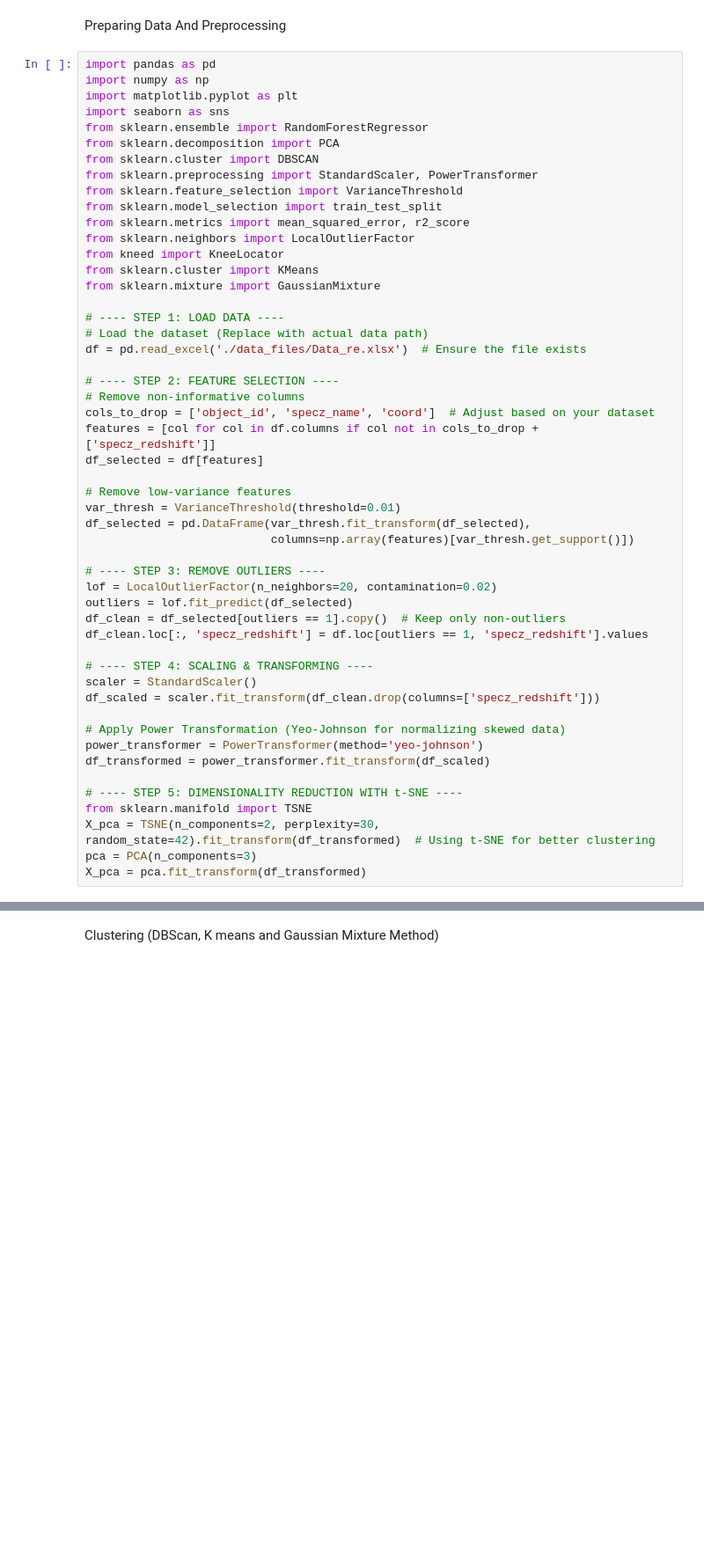
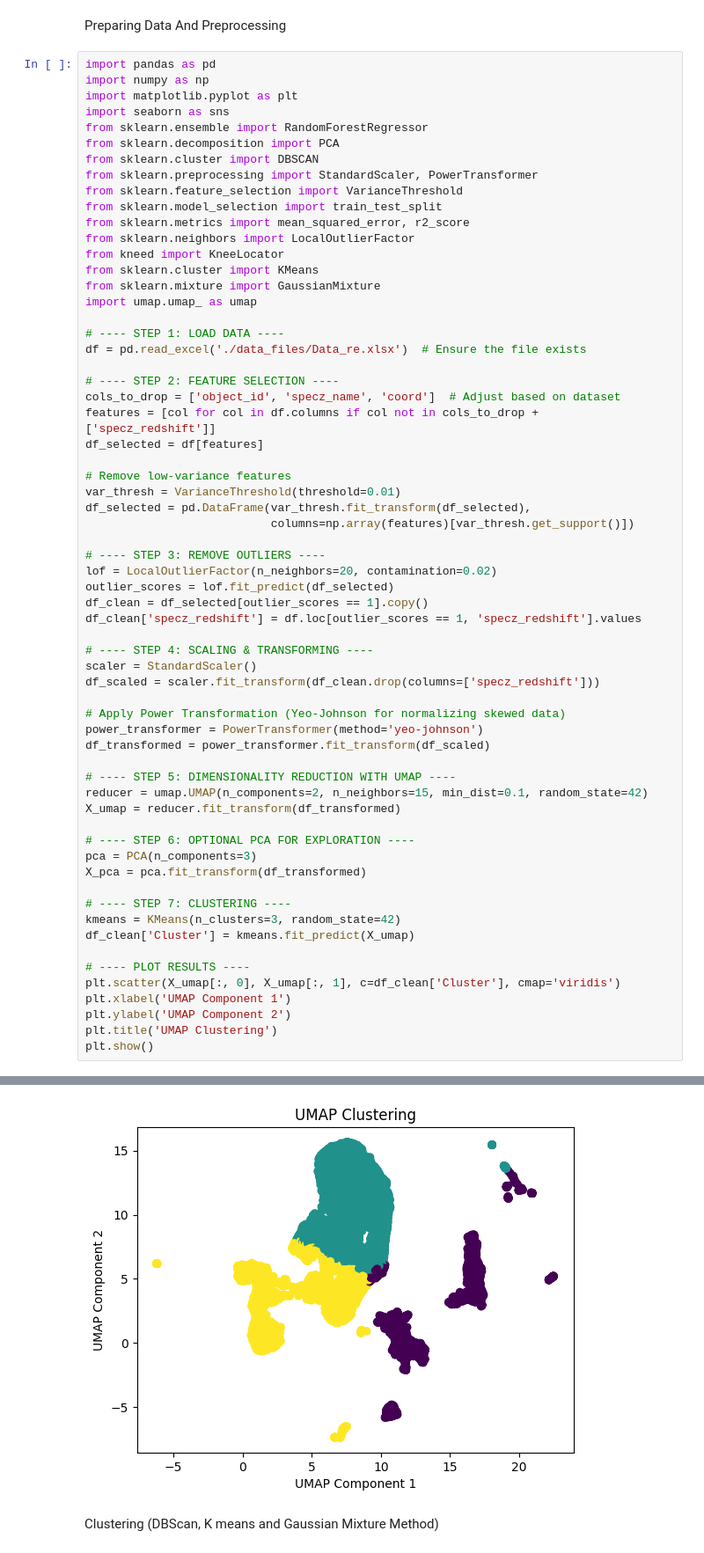
Before and after one commit to Chloy02/Photometric_Redshift_Estimation, a Jupyter notebook: Data_processing_and_model/DB_new.ipynb, the cells around one changed output, grey strips where cells are left out. Shown at 88% size. Saved outputs shown, nothing was run; the diff lists cells and outputs as text; blank space fills up the shorter version.

Commit message:
used Umap instead of t-SNE for preprocessing

```diff
--- a/Data_processing_and_model/DB_new.ipynb
+++ b/Data_processing_and_model/DB_new.ipynb
@@ -16,14 +16,13 @@ from sklearn.neighbors import LocalOutlierFactor
 from kneed import KneeLocator
 from sklearn.cluster import KMeans
 from sklearn.mixture import GaussianMixture
+import umap.umap_ as umap
 
 # ---- STEP 1: LOAD DATA ----
-# Load the dataset (Replace with actual data path)
 df = pd.read_excel('./data_files/Data_re.xlsx')  # Ensure the file exists
 
 # ---- STEP 2: FEATURE SELECTION ----
-# Remove non-informative columns
-cols_to_drop = ['object_id', 'specz_name', 'coord']  # Adjust based on your dataset
+cols_to_drop = ['object_id', 'specz_name', 'coord']  # Adjust based on dataset
 features = [col for col in df.columns if col not in cols_to_drop + ['specz_redshift']]
 df_selected = df[features]
 
@@ -34,9 +33,9 @@ df_selected = pd.DataFrame(var_thresh.fit_transform(df_selected),
 
 # ---- STEP 3: REMOVE OUTLIERS ----
 lof = LocalOutlierFactor(n_neighbors=20, contamination=0.02)
-outliers = lof.fit_predict(df_selected)
-df_clean = df_selected[outliers == 1].copy()  # Keep only non-outliers
-df_clean.loc[:, 'specz_redshift'] = df.loc[outliers == 1, 'specz_redshift'].values
+outlier_scores = lof.fit_predict(df_selected)
+df_clean = df_selected[outlier_scores == 1].copy()
+df_clean['specz_redshift'] = df.loc[outlier_scores == 1, 'specz_redshift'].values
 
 # ---- STEP 4: SCALING & TRANSFORMING ----
 scaler = StandardScaler()
@@ -46,9 +45,22 @@ df_scaled = scaler.fit_transform(df_clean.drop(columns=['specz_redshift']))
 power_transformer = PowerTransformer(method='yeo-johnson')
 df_transformed = power_transformer.fit_transform(df_scaled)
 
-# ---- STEP 5: DIMENSIONALITY REDUCTION WITH t-SNE ----
-from sklearn.manifold import TSNE
-X_pca = TSNE(n_components=2, perplexity=30, random_state=42).fit_transform(df_transformed)  # Using t-SNE for better clustering
+# ---- STEP 5: DIMENSIONALITY REDUCTION WITH UMAP ----
+reducer = umap.UMAP(n_components=2, n_neighbors=15, min_dist=0.1, random_state=42)
+X_umap = reducer.fit_transform(df_transformed)
+
+# ---- STEP 6: OPTIONAL PCA FOR EXPLORATION ----
 pca = PCA(n_components=3)
 X_pca = pca.fit_transform(df_transformed)
+
+# ---- STEP 7: CLUSTERING ----
+kmeans = KMeans(n_clusters=3, random_state=42)
+df_clean['Cluster'] = kmeans.fit_predict(X_umap)
+
+# ---- PLOT RESULTS ----
+plt.scatter(X_umap[:, 0], X_umap[:, 1], c=df_clean['Cluster'], cmap='viridis')
+plt.xlabel('UMAP Component 1')
+plt.ylabel('UMAP Component 2')
+plt.title('UMAP Clustering')
+plt.show()
 # %% [output]
@@ -56,3 +67,4 @@ Error:
+[figure, added]
 # %% [markdown]
 Clustering (DBScan, K means and Gaussian Mixture Method)
 # %%
```
Also changed, not shown: parts of 4 cells of this notebook.
